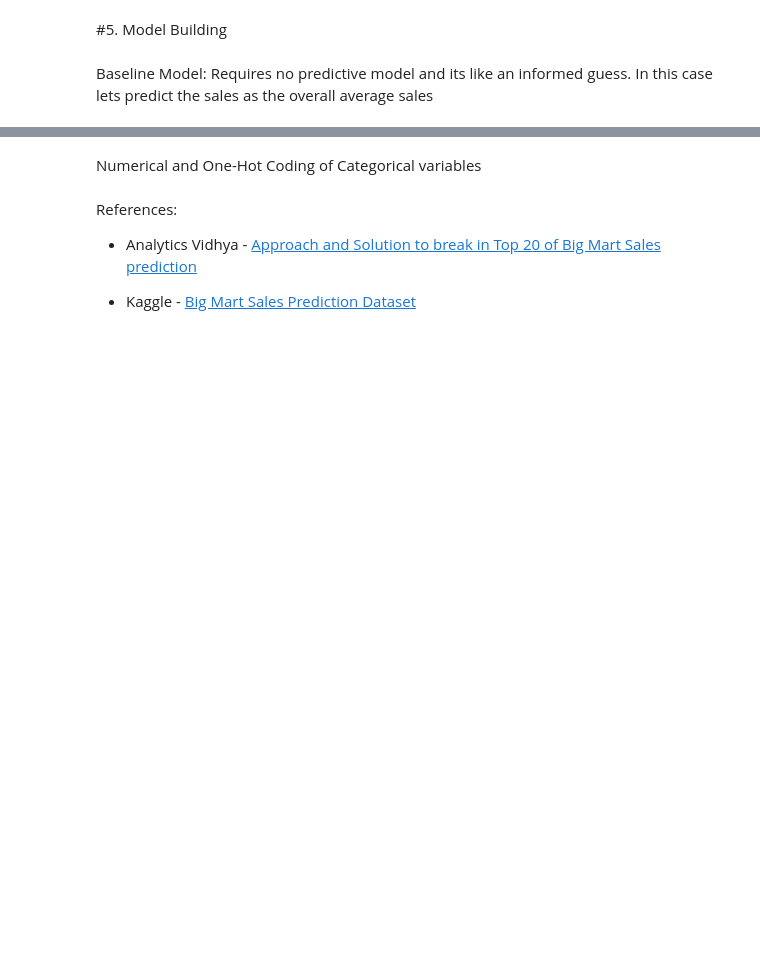
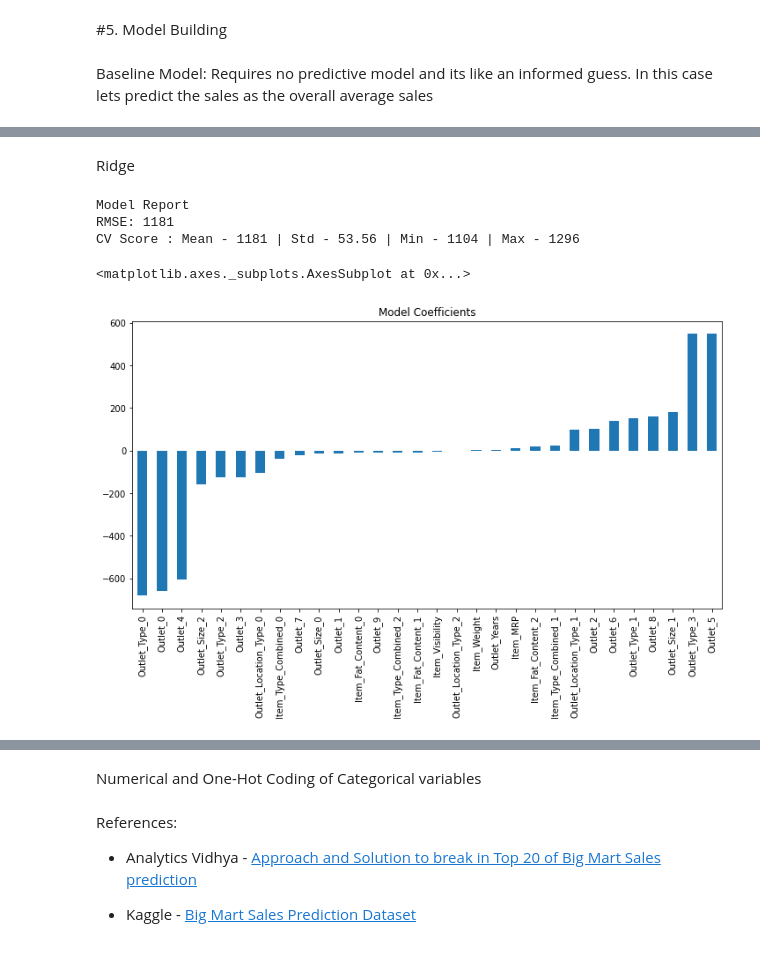
Before and after one commit to ras783/ML_Projects, a Jupyter notebook: Regression/BigMart_Sales_prediction/BigMart_Sales_prediction.ipynb, the cells around one changed output, grey strips where cells are left out. Saved outputs shown, nothing was run; the diff lists cells and outputs as text; code cells hidden in the pictures; blank space fills up the shorter version.

```diff
--- a/Regression/BigMart_Sales_prediction/BigMart_Sales_prediction.ipynb
+++ b/Regression/BigMart_Sales_prediction/BigMart_Sales_prediction.ipynb
@@ -464,0 +521,13 @@ base1.to_csv("alg0.csv",index=False)
+# %% [markdown]
+Ridge
+# %%
+alg2 = Ridge(alpha=0.5, normalize=True)
+modelfit(alg2,train,test,predictors,target,IDcol,'alg2.csv')
+coef2 = pd.Series(alg2.coef_,predictors).sort_values()
+coef2.plot(kind='bar', title='Model Coefficients',figsize=(12,6))
+# %% [output]
+Model Report
+RMSE: 1181
+CV Score : Mean - 1181 | Std - 53.56 | Min - 1104 | Max - 1296
+<matplotlib.axes._subplots.AxesSubplot at 0x...>
+[figure, added]
```
Also changed, not shown: parts of 18 cells of this notebook, 4 other files.
